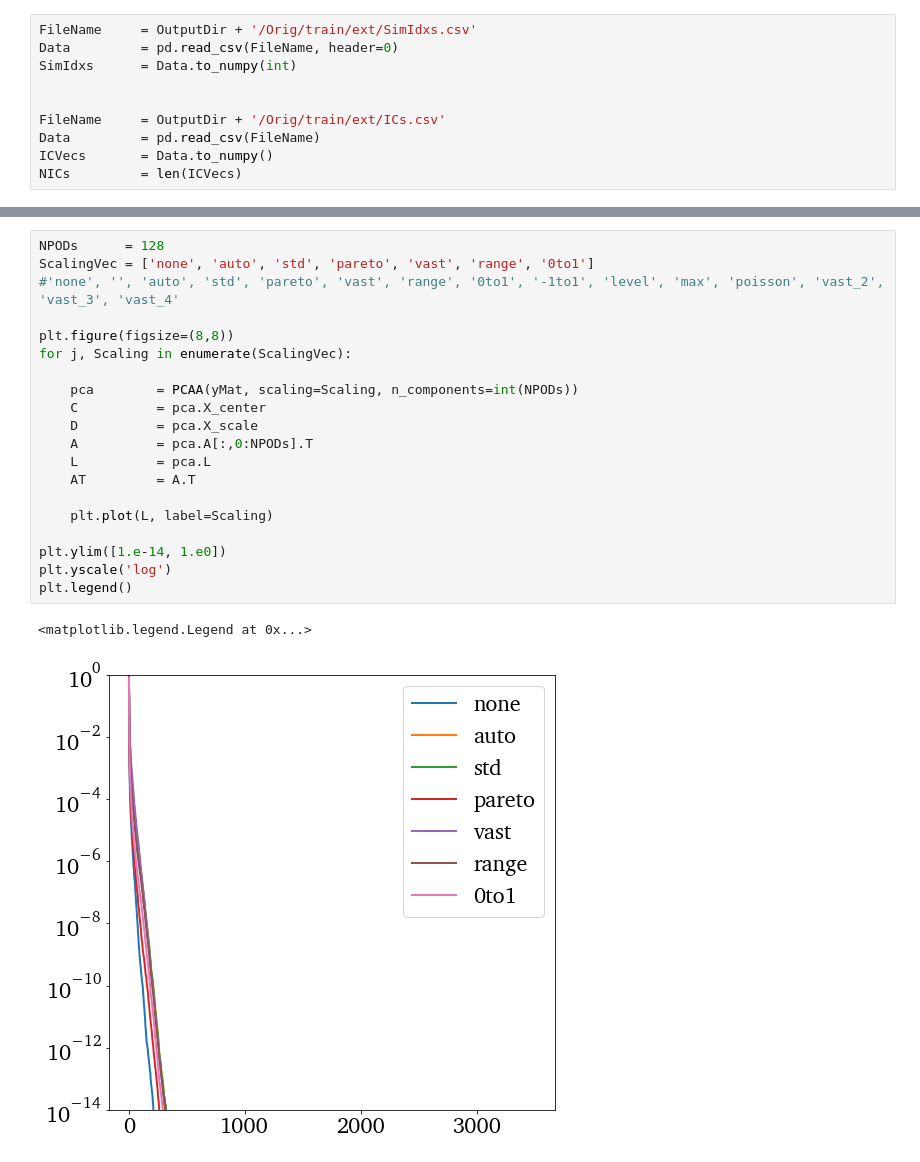
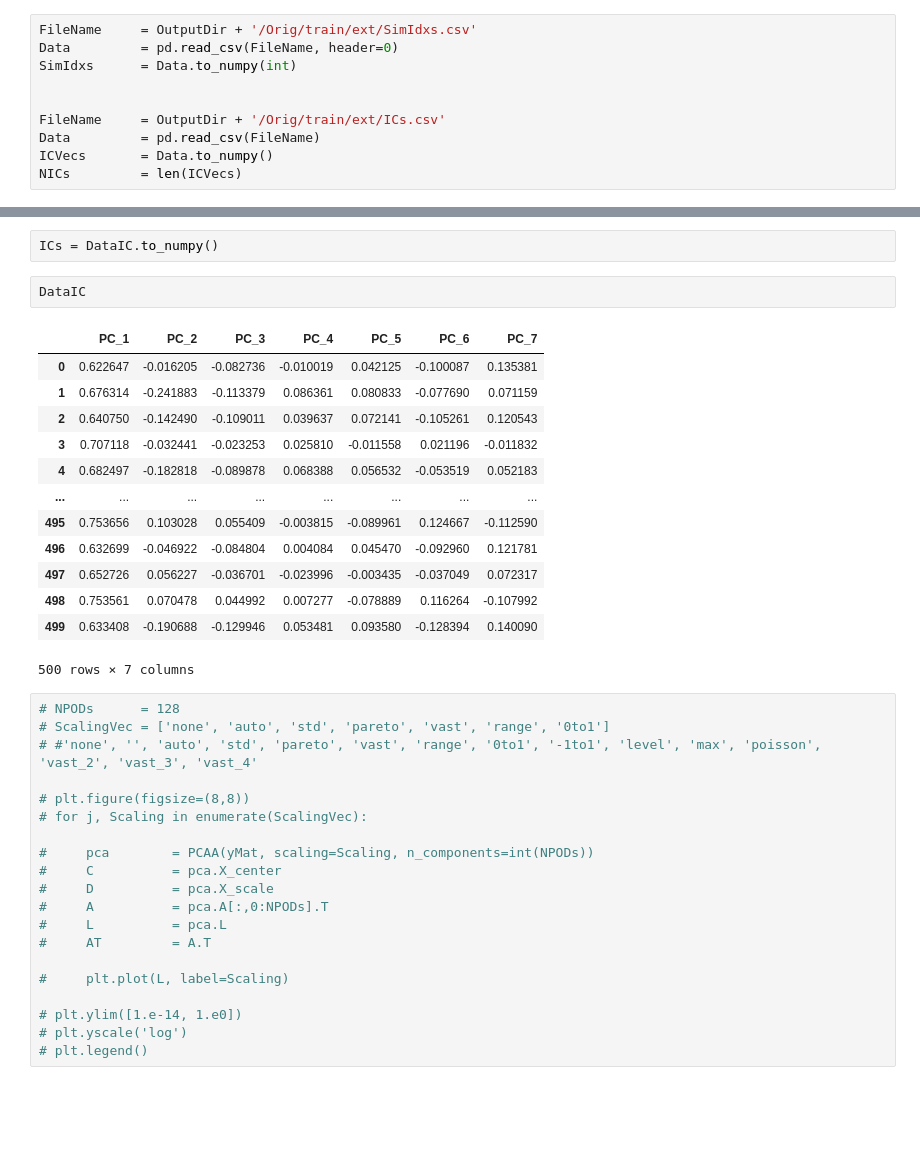
Before and after one commit to simoneventuri/ROMNet_, a Jupyter notebook: scripts/generating_data/0DReactor/Generate_Data_5.ipynb, the cells around one changed output, grey strips where cells are left out. Saved outputs shown, nothing was run; the diff lists cells and outputs as text; blank space fills up the shorter version.

```diff
--- a/scripts/generating_data/0DReactor/Generate_Data_5.ipynb
+++ b/scripts/generating_data/0DReactor/Generate_Data_5.ipynb
@@ -118,24 +135,39 @@ else:
+# %%
+ICs = DataIC.to_numpy()
+# %%
+DataIC
+# %% [output]
+|  | PC_1 | PC_2 | PC_3 | PC_4 | PC_5 | PC_6 | PC_7 |
+| 0 | 0.622647 | -0.016205 | -0.082736 | -0.010019 | 0.042125 | -0.100087 | 0.135381 |
+| 1 | 0.676314 | -0.241883 | -0.113379 | 0.086361 | 0.080833 | -0.077690 | 0.071159 |
+| 2 | 0.640750 | -0.142490 | -0.109011 | 0.039637 | 0.072141 | -0.105261 | 0.120543 |
+| 3 | 0.707118 | -0.032441 | -0.023253 | 0.025810 | -0.011558 | 0.021196 | -0.011832 |
+| 4 | 0.682497 | -0.182818 | -0.089878 | 0.068388 | 0.056532 | -0.053519 | 0.052183 |
+| ... | ... | ... | ... | ... | ... | ... | ... |
+| 495 | 0.753656 | 0.103028 | 0.055409 | -0.003815 | -0.089961 | 0.124667 | -0.112590 |
+| 496 | 0.632699 | -0.046922 | -0.084804 | 0.004084 | 0.045470 | -0.092960 | 0.121781 |
+| 497 | 0.652726 | 0.056227 | -0.036701 | -0.023996 | -0.003435 | -0.037049 | 0.072317 |
+| 498 | 0.753561 | 0.070478 | 0.044992 | 0.007277 | -0.078889 | 0.116264 | -0.107992 |
+| 499 | 0.633408 | -0.190688 | -0.129946 | 0.053481 | 0.093580 | -0.128394 | 0.140090 |
+500 rows × 7 columns
 # %%
-NPODs      = 128
-ScalingVec = ['none', 'auto', 'std', 'pareto', 'vast', 'range', '0to1']
-#'none', '', 'auto', 'std', 'pareto', 'vast', 'range', '0to1', '-1to1', 'level', 'max', 'poisson', 'vast_2', 'vast_3', 'vast_4'
+# NPODs      = 128
+# ScalingVec = ['none', 'auto', 'std', 'pareto', 'vast', 'range', '0to1']
+# #'none', '', 'auto', 'std', 'pareto', 'vast', 'range', '0to1', '-1to1', 'level', 'max', 'poisson', 'vast_2', 'vast_3', 'vast_4'
 
-plt.figure(figsize=(8,8))
-for j, Scaling in enumerate(ScalingVec):
+# plt.figure(figsize=(8,8))
+# for j, Scaling in enumerate(ScalingVec):
 
-    pca        = PCAA(yMat, scaling=Scaling, n_components=int(NPODs))
-    C          = pca.X_center
-    D          = pca.X_scale
-    A          = pca.A[:,0:NPODs].T
-    L          = pca.L
-    AT         = A.T
+#     pca        = PCAA(yMat, scaling=Scaling, n_components=int(NPODs))
+#     C          = pca.X_center
+#     D          = pca.X_scale
+#     A          = pca.A[:,0:NPODs].T
+#     L          = pca.L
+#     AT         = A.T
 
-    plt.plot(L, label=Scaling)
+#     plt.plot(L, label=Scaling)
 
-plt.ylim([1.e-14, 1.e0])
-plt.yscale('log')
-plt.legend()
+# plt.ylim([1.e-14, 1.e0])
+# plt.yscale('log')
+# plt.legend()
-# %% [output]
-<matplotlib.legend.Legend at 0x...>
-[figure, removed]
 # %%
```
Also changed, not shown: parts of 22 cells of this notebook, 17 other files.
